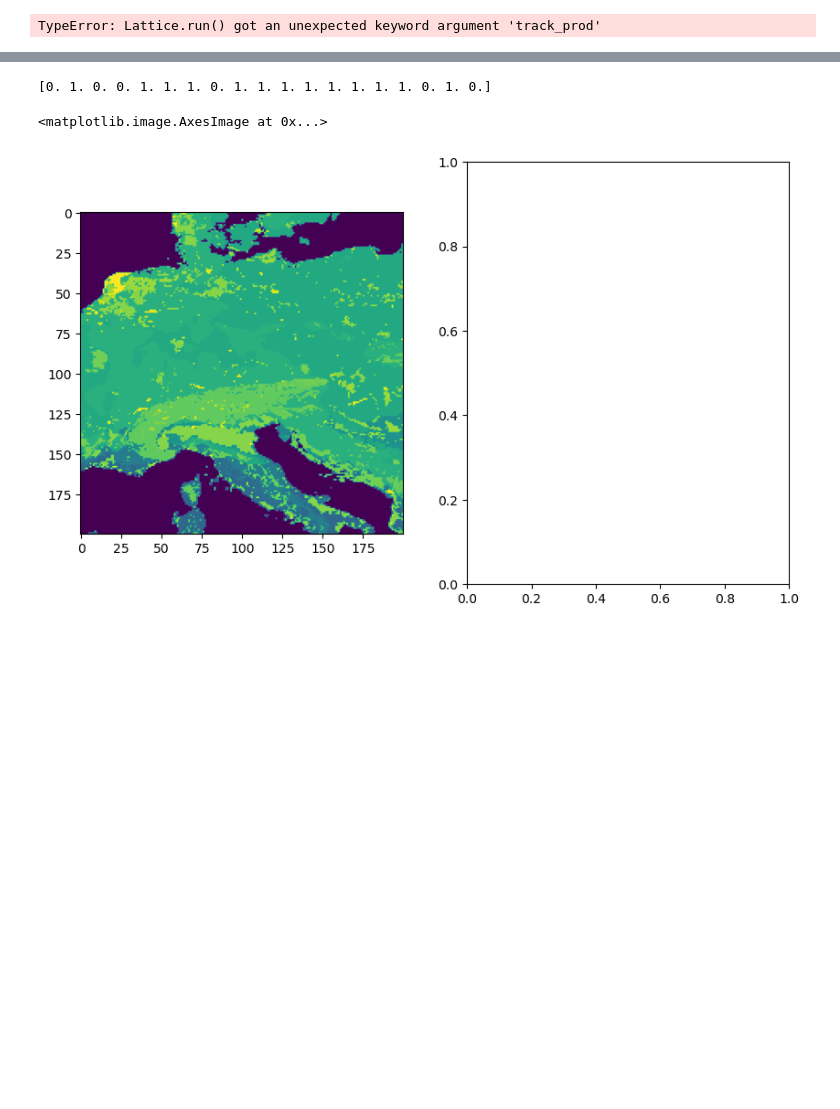
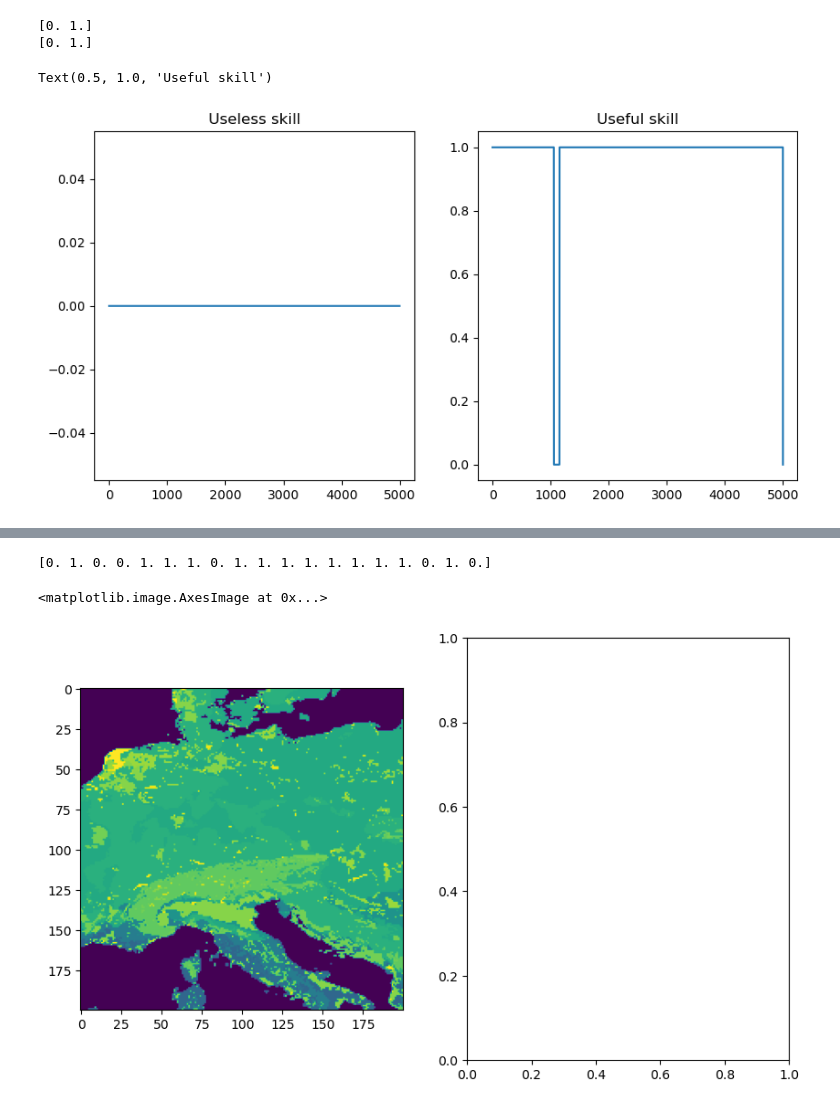
Before and after one commit to LeoKonzett/csh-vienna-abm, a Jupyter notebook: run_simulation.ipynb, the cells around one changed output, grey strips where cells are left out. Cells and saved outputs as stored; diff of their text form; code cells hidden in the pictures; blank space fills up the shorter version.

```diff
--- a/run_simulation.ipynb
+++ b/run_simulation.ipynb
@@ -80,12 +130,20 @@ IndexError: index 5000 is out of bounds for axis 0 with size 5000
-# %%
-# Run simulation
-lattice.set_search_params(prod_threshold=10, neigh_type="von_neumann", distance=50, search_intelligently=True)
-lattice.set_evolution_params(env_mutation_rate=0.001, skill_mutation_rate=0.01, skill_mutates_randomly=False,
-                             repopulate_empty_cells=True, metropolis_scale=10)
-
-lattice.run(disable_progress_bar=False)
-# %% [output]
-TypeError: Lattice.run() got an unexpected keyword argument 'track_prod'
+# %%
+print(lattice.env[lattice.r0, lattice.c0])
+
+print(lattice.skill_array[1400])
+# %% [output]
+[0. 1.]
+[0. 1.]
+# %%
+_, (ax1, ax2) = plt.subplots(ncols=2, figsize=(10, 5))
+ax1.plot(lattice.skill_array[:,  0])
+ax1.set_title("Useless skill")
+
+ax2.plot(lattice.skill_array[:, 1])
+ax2.set_title("Useful skill")
+# %% [output]
+Text(0.5, 1.0, 'Useful skill')
+[figure, added]
 # %%
 # Plot population of different cells
 fig = plt.figure() # no NAN values
```
Also changed, not shown: parts of 11 cells of this notebook.
